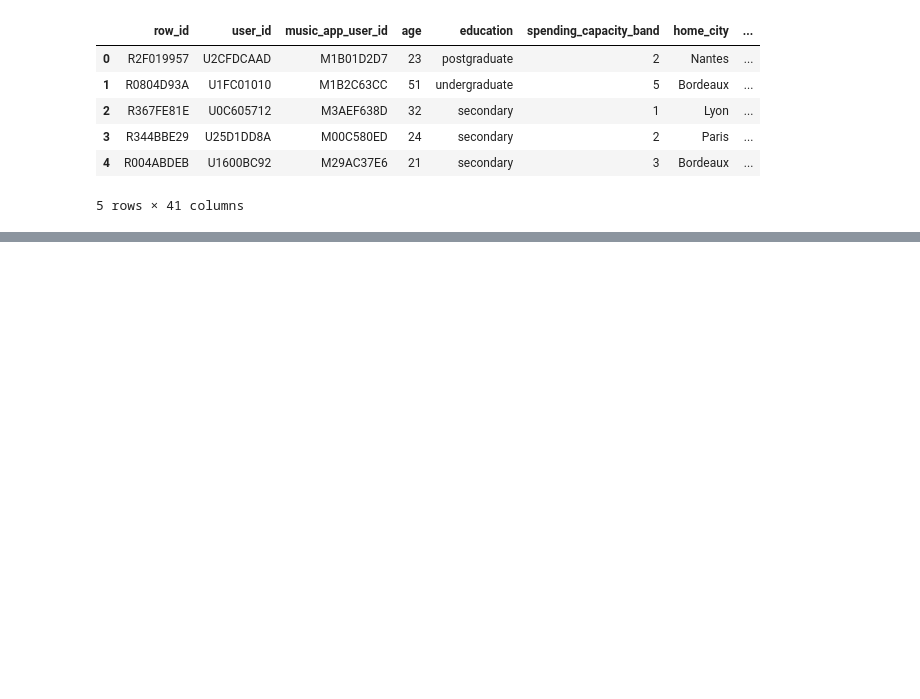
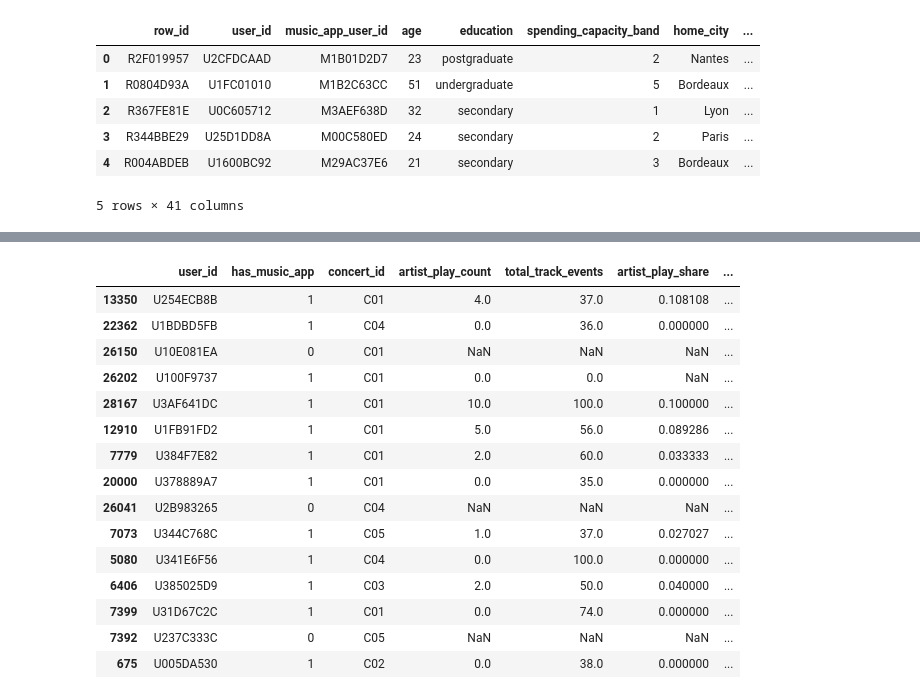
Before and after one commit to tanishka-p0024/DSBA-M1-Data-Challenge, a Jupyter notebook: notebooks/feature_engineering_merging.ipynb, the cells around one changed output, grey strips where cells are left out. Cells and saved outputs as stored; diff of their text form; code cells hidden in the pictures; blank space fills up the shorter version.

```diff
--- a/notebooks/feature_engineering_merging.ipynb
+++ b/notebooks/feature_engineering_merging.ipynb
@@ -584,0 +656,8 @@ enriched_df.head()
+# %%
+# One thing worth noting is that pop appears in every genre type.
+# Cant impute it since it will lead to aritificial info creation
+# will just use 0 and retain the missing genre new feature as well
+importlib.reload(feature_engineering)
+import feature_engineering
+
+enriched_df = feature_engineering.genre_matching(enriched_df)
@@ -584,0 +754,5 @@ enriched_df.head()
+# %%
+importlib.reload(feature_engineering)
+enriched_df = feature_engineering.correct_music_missing_values(
+    enriched_df
+)
@@ -584,0 +780,39 @@ enriched_df.head()
+# %%
+import importlib
+import feature_engineering
+
+importlib.reload(feature_engineering)
+
+enriched_df = feature_engineering.music_affinity_features(
+    enriched_df
+)
+# %%
+enriched_df[
+    [
+        "user_id",
+        'has_music_app',
+        "concert_id",
+        "artist_play_count",
+        "total_track_events",
+        "artist_play_share",
+        "concert_genre_total_plays",
+        "concert_genre_play_share"
+    ]
+].sample(15)
+# %% [output]
+|  | user_id | has_music_app | concert_id | artist_play_count | total_track_events | artist_play_share | ... |
+| 13350 | U254ECB8B | 1 | C01 | 4.0 | 37.0 | 0.108108 | ... |
+| 22362 | U1BDBD5FB | 1 | C04 | 0.0 | 36.0 | 0.000000 | ... |
+| 26150 | U10E081EA | 0 | C01 | NaN | NaN | NaN | ... |
+| 26202 | U100F9737 | 1 | C01 | 0.0 | 0.0 | NaN | ... |
+| 28167 | U3AF641DC | 1 | C01 | 10.0 | 100.0 | 0.100000 | ... |
+| 12910 | U1FB91FD2 | 1 | C01 | 5.0 | 56.0 | 0.089286 | ... |
+| 7779 | U384F7E82 | 1 | C01 | 2.0 | 60.0 | 0.033333 | ... |
+| 20000 | U378889A7 | 1 | C01 | 0.0 | 35.0 | 0.000000 | ... |
+| 26041 | U2B983265 | 0 | C04 | NaN | NaN | NaN | ... |
+| 7073 | U344C768C | 1 | C05 | 1.0 | 37.0 | 0.027027 | ... |
+| 5080 | U341E6F56 | 1 | C04 | 0.0 | 100.0 | 0.000000 | ... |
+| 6406 | U385025D9 | 1 | C03 | 2.0 | 50.0 | 0.040000 | ... |
+| 7399 | U31D67C2C | 1 | C01 | 0.0 | 74.0 | 0.000000 | ... |
+| 7392 | U237C333C | 0 | C05 | NaN | NaN | NaN | ... |
+| 675 | U005DA530 | 1 | C02 | 0.0 | 38.0 | 0.000000 | ... |
```
Also changed, not shown: parts of 28 cells of this notebook, 1 other file.
